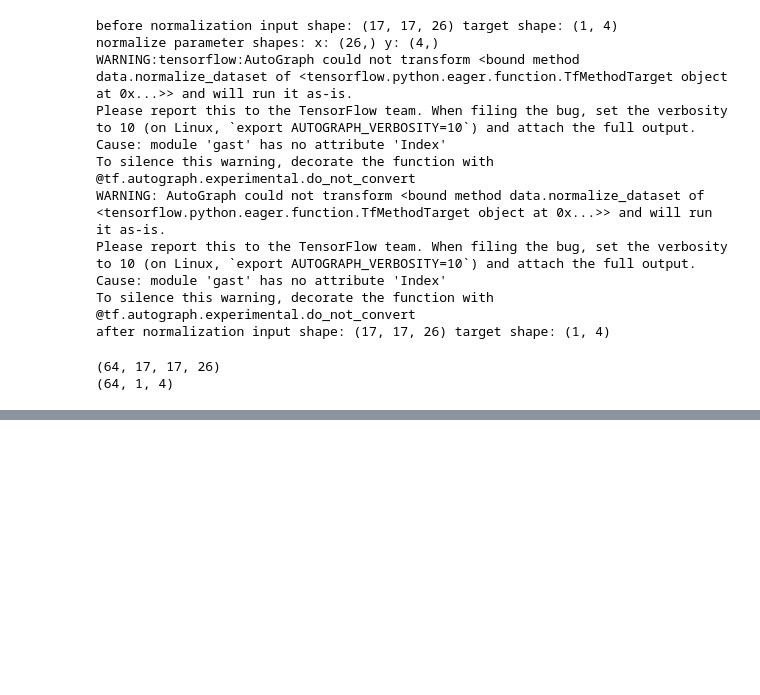
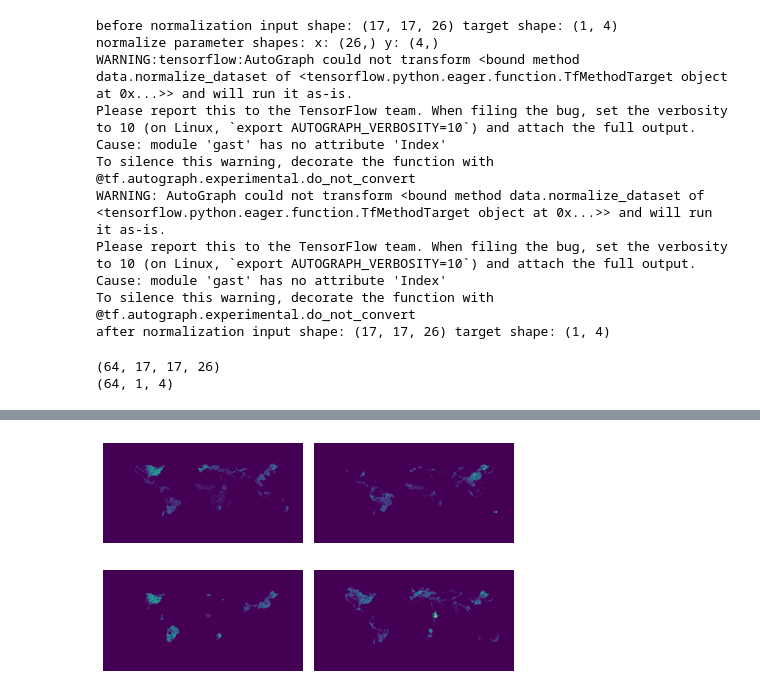
Before and after one commit to lbuerger/iANNwTF_Project, a Jupyter notebook: crop_yield.ipynb, the cells around one changed output, grey strips where cells are left out. Saved outputs shown, nothing was run; the diff lists cells and outputs as text; code cells hidden in the pictures; blank space fills up the shorter version.

```diff
--- a/crop_yield.ipynb
+++ b/crop_yield.ipynb
@@ -489,11 +512,14 @@ plt.show()
 # %%
 # actual distribution of the crop yields in the year 2016
 
 fig, axes = plt.subplots(2,2)
 for ax,i in zip(axes.flat,range(4)):
-  im = ax.imshow(data_obj.past_data[2016][1][:,:,i], origin="lower", vmin=0)
-  ax.axis("off")
+    im = ax.imshow(data_obj.past_data[2016][1][:,:,i], origin="lower", vmin=0)
+    ax.axis("off")
+plt.tight_layout()
 plt.show()
+# %% [output]
+[figure, added]
 # %%
 data_obj.read_future_data()
 
```
Also changed, not shown: parts of 10 cells of this notebook, 5 other files.
